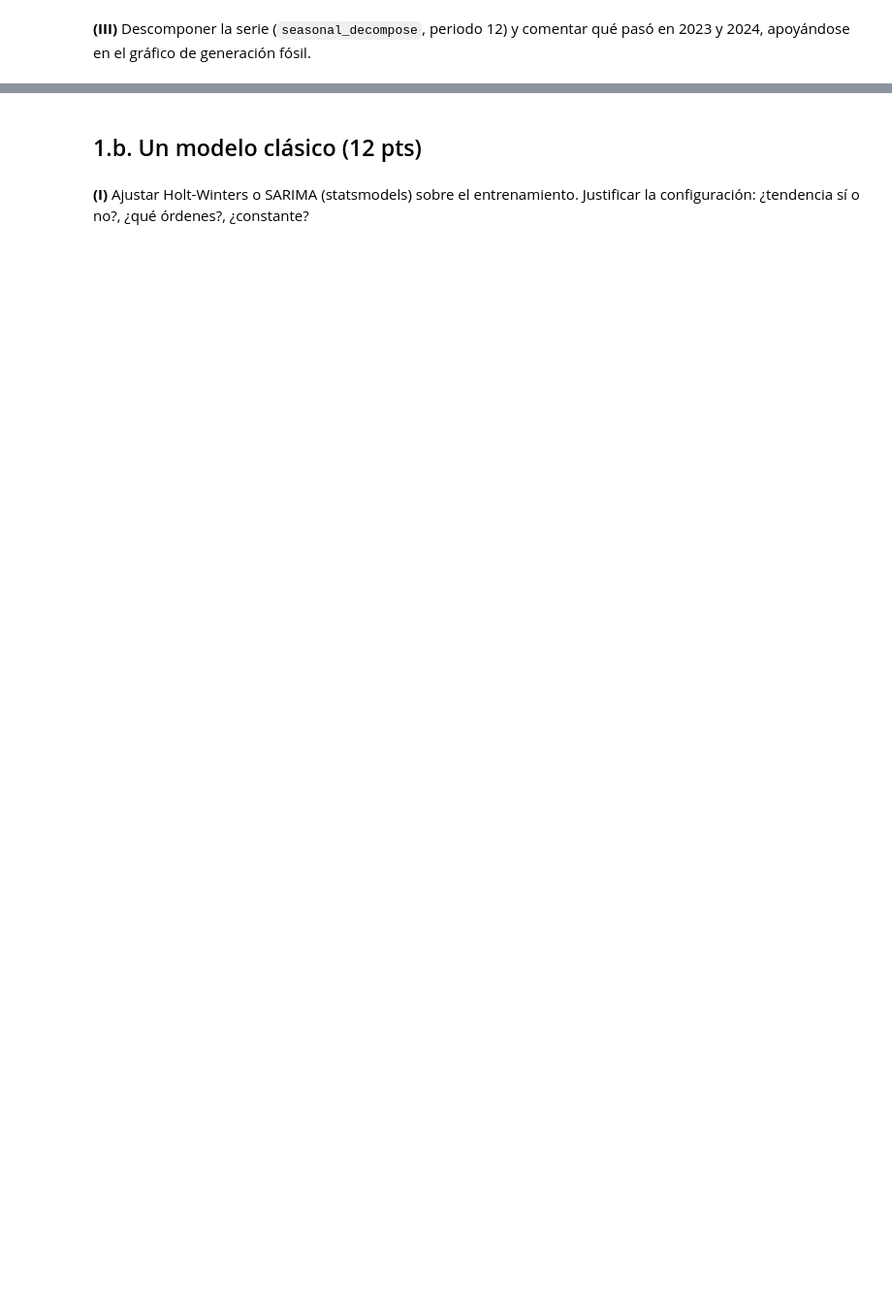
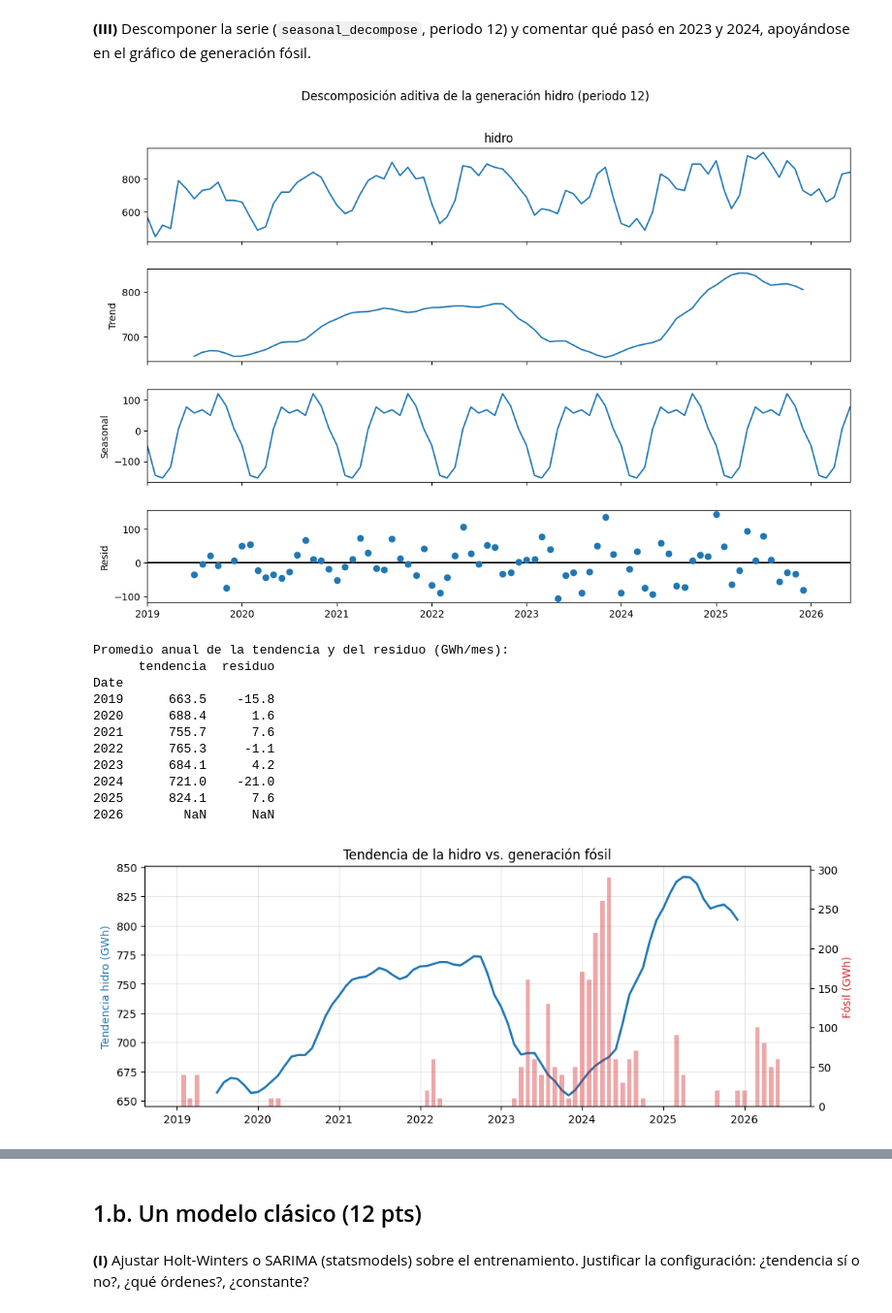
Before and after one commit to miguel-hernandez27/modelado-matematico, a Jupyter notebook: Parcial1_Grupo3.ipynb, the cells around one changed output, grey strips where cells are left out. Shown at 97% size. Saved outputs shown, nothing was run; the diff lists cells and outputs as text; code cells hidden in the pictures; blank space fills up the shorter version.

```diff
--- a/Parcial1_Grupo3.ipynb
+++ b/Parcial1_Grupo3.ipynb
@@ -55,7 +150,42 @@ _(escribir aquí)_
 # %% [markdown]
 **(III)** Descomponer la serie (`seasonal_decompose`, periodo 12) y comentar qué pasó en 2023 y 2024, apoyándose en el gráfico de generación fósil.
 # %%
-# TODO: seasonal_decompose(hidro, period=12) y graficar
+desc = seasonal_decompose(hidro, model="additive", period=12)
+fig = desc.plot()
+fig.set_size_inches(11, 8)
+fig.suptitle("Descomposición aditiva de la generación hidro (periodo 12)", y=1.01)
+plt.show()
+
+print("Promedio anual de la tendencia y del residuo (GWh/mes):")
+print(pd.DataFrame({
+    "tendencia": desc.trend.groupby(desc.trend.index.year).mean(),
+    "residuo": desc.resid.groupby(desc.resid.index.year).mean(),
+}).round(1))
+
+# Tendencia hidro vs. generación fósil en el mismo gráfico
+fig, ax1 = plt.subplots()
+ax1.plot(desc.trend.index, desc.trend, color="tab:blue", lw=2, label="Tendencia hidro")
+ax1.set_ylabel("Tendencia hidro (GWh)", color="tab:blue")
+ax2 = ax1.twinx()
+ax2.bar(fosil.index, fosil, width=20, color="tab:red", alpha=0.4, label="Fósil")
+ax2.set_ylabel("Fósil (GWh)", color="tab:red")
+ax1.set_title("Tendencia de la hidro vs. generación fósil")
+ax1.grid(alpha=0.3)
+plt.show()
+# %% [output]
+[figure, added]
+Promedio anual de la tendencia y del residuo (GWh/mes):
+      tendencia  residuo
+Date
+2019      663.5    -15.8
+2020      688.4      1.6
+2021      755.7      7.6
+2022      765.3     -1.1
+2023      684.1      4.2
+2024      721.0    -21.0
+2025      824.1      7.6
+2026        NaN      NaN
+[figure, added]
 # %% [markdown]
 **Respuesta:**
 
```
Also changed, not shown: parts of 23 cells of this notebook.
